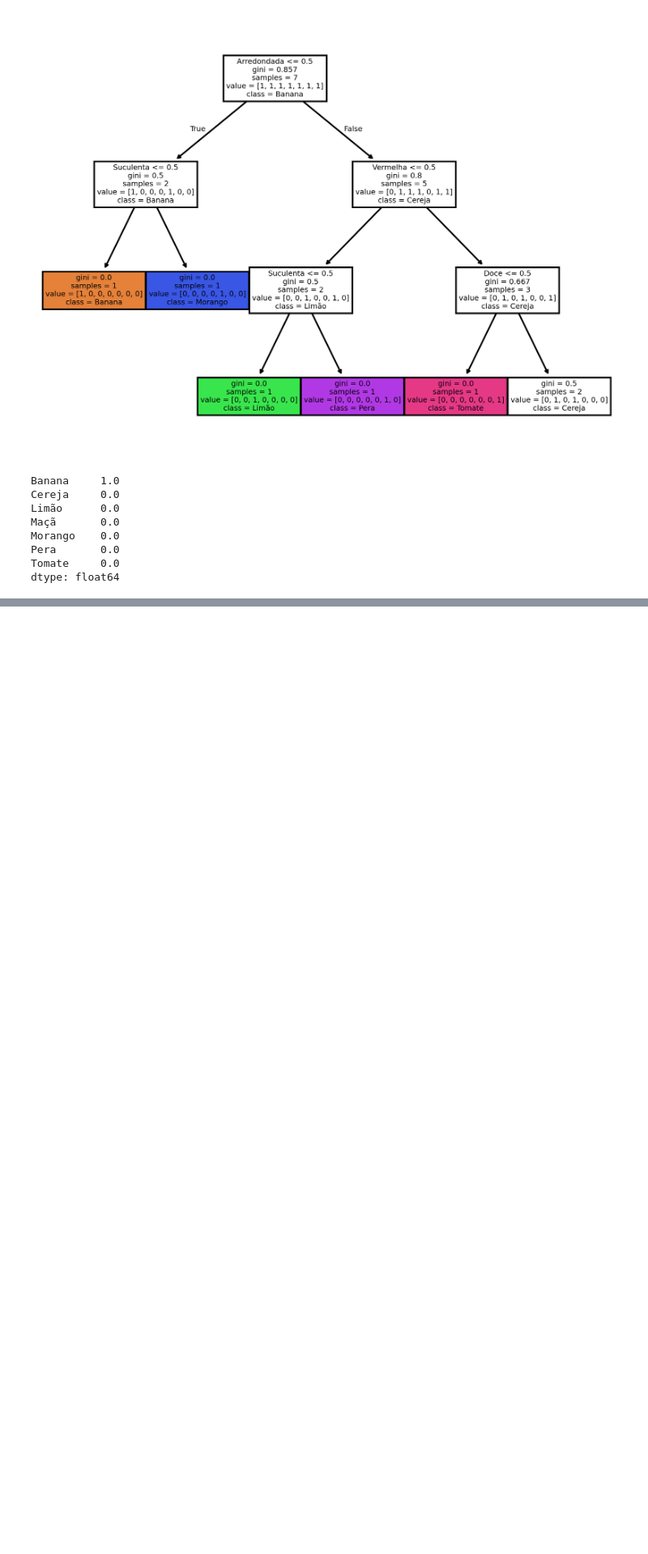
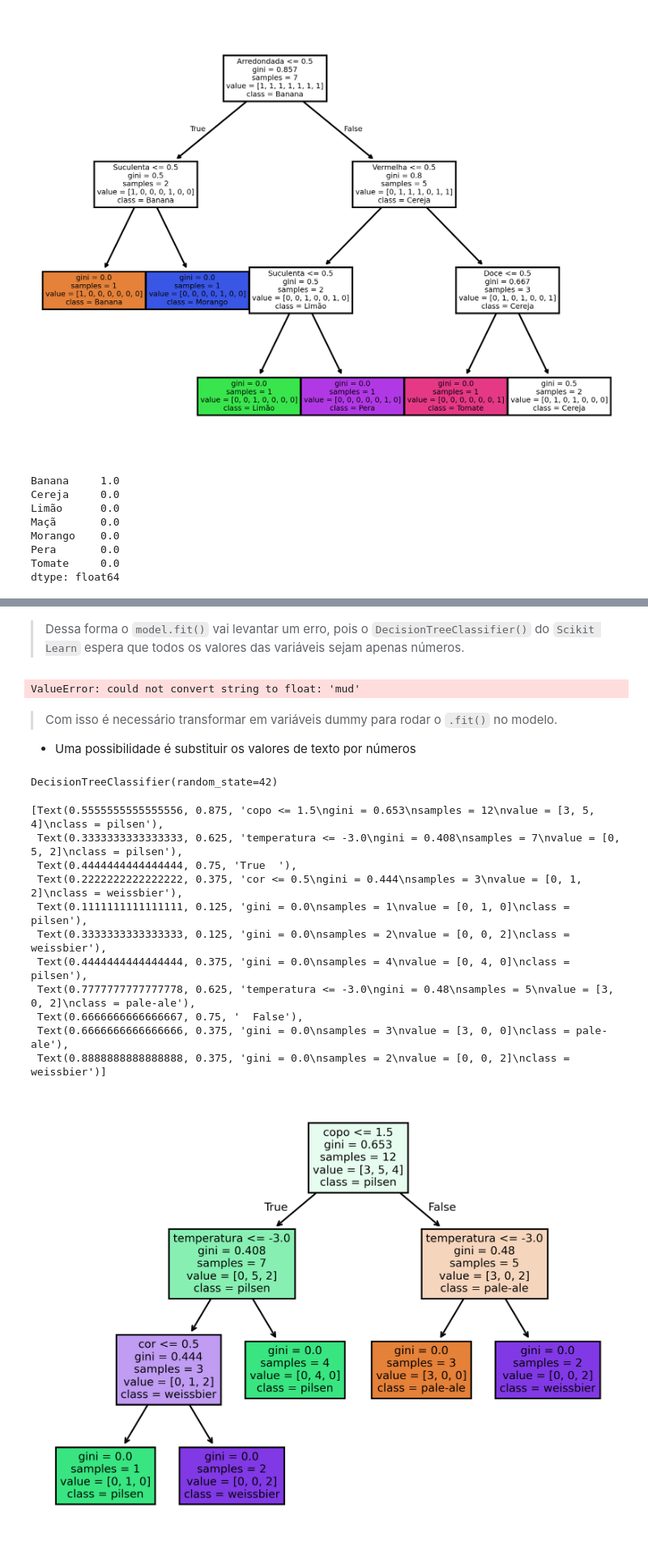
Before and after one commit to jhonathanwesley/machine_learning, a Jupyter notebook: core/ML_index.ipynb, the cells around one changed output, grey strips where cells are left out. Shown at 81% size. Drawn from its saved outputs; the diff is of its cells as text; code cells hidden in the pictures; blank space fills up the shorter version.

```diff
--- a/core/ML_index.ipynb
+++ b/core/ML_index.ipynb
@@ -163,0 +197,49 @@ dtype: float64
+# %%
+from sklearn import tree
+
+
+model = tree.DecisionTreeClassifier(random_state=42)
+# %% [markdown]
+> Dessa forma o `model.fit()` vai levantar um erro, pois o `DecisionTreeClassifier()` do `Scikit Learn` espera que todos os valores das variáveis sejam apenas números.
+# %%
+model.fit(X=X, y=y)
+# %% [output]
+ValueError: could not convert string to float: 'mud'
+# %% [markdown]
+> Com isso é necessário transformar em variáveis dummy para rodar o `.fit()` no modelo.
+- Uma possibilidade é substituir os valores de texto por números
+# %%
+X = X.replace({
+    'mud': 1, 'pint': 2,
+    'sim': 1, 'não': 0,
+    'clara': 0, 'escura': 1,
+})
+# %%
+model.fit(X=X, y=y)
+# %% [output]
+DecisionTreeClassifier(random_state=42)
+# %%
+import matplotlib.pyplot as plt
+
+
+plt.figure(dpi=500)
+
+tree.plot_tree(
+    model,
+    feature_names=features,
+    class_names=model.classes_,
+    filled=True
+)
+# %% [output]
+[Text(0.5555555555555556, 0.875, 'copo <= 1.5\ngini = 0.653\nsamples = 12\nvalue = [3, 5, 4]\nclass = pilsen'),
+ Text(0.3333333333333333, 0.625, 'temperatura <= -3.0\ngini = 0.408\nsamples = 7\nvalue = [0, 5, 2]\nclass = pilsen'),
+ Text(0.4444444444444444, 0.75, 'True  '),
+ Text(0.2222222222222222, 0.375, 'cor <= 0.5\ngini = 0.444\nsamples = 3\nvalue = [0, 1, 2]\nclass = weissbier'),
+ Text(0.1111111111111111, 0.125, 'gini = 0.0\nsamples = 1\nvalue = [0, 1, 0]\nclass = pilsen'),
+ Text(0.3333333333333333, 0.125, 'gini = 0.0\nsamples = 2\nvalue = [0, 0, 2]\nclass = weissbier'),
+ Text(0.4444444444444444, 0.375, 'gini = 0.0\nsamples = 4\nvalue = [0, 4, 0]\nclass = pilsen'),
+ Text(0.7777777777777778, 0.625, 'temperatura <= -3.0\ngini = 0.48\nsamples = 5\nvalue = [3, 0, 2]\nclass = pale-ale'),
+ Text(0.6666666666666667, 0.75, '  False'),
+ Text(0.6666666666666666, 0.375, 'gini = 0.0\nsamples = 3\nvalue = [3, 0, 0]\nclass = pale-ale'),
+ Text(0.8888888888888888, 0.375, 'gini = 0.0\nsamples = 2\nvalue = [0, 0, 2]\nclass = weissbier')]
+[figure, added]
```
Also changed, not shown: parts of 6 cells of this notebook.
